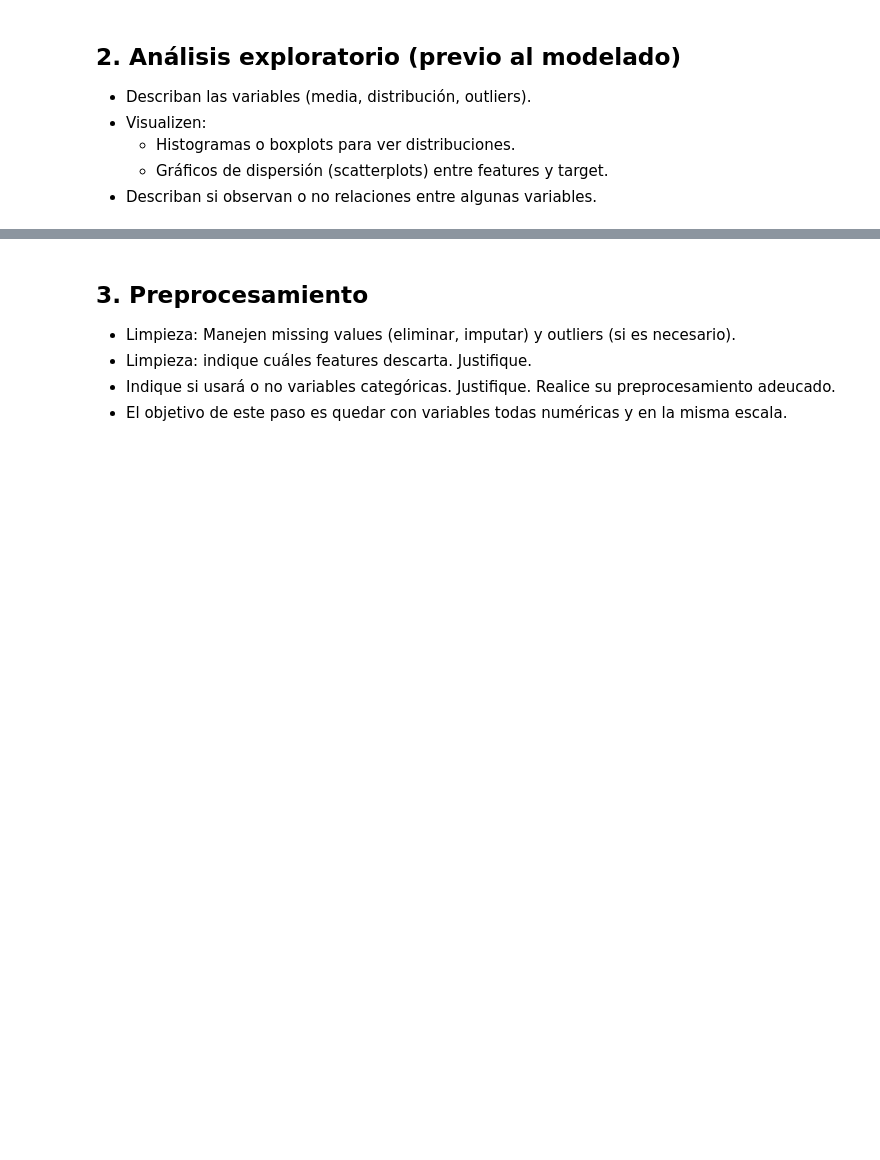
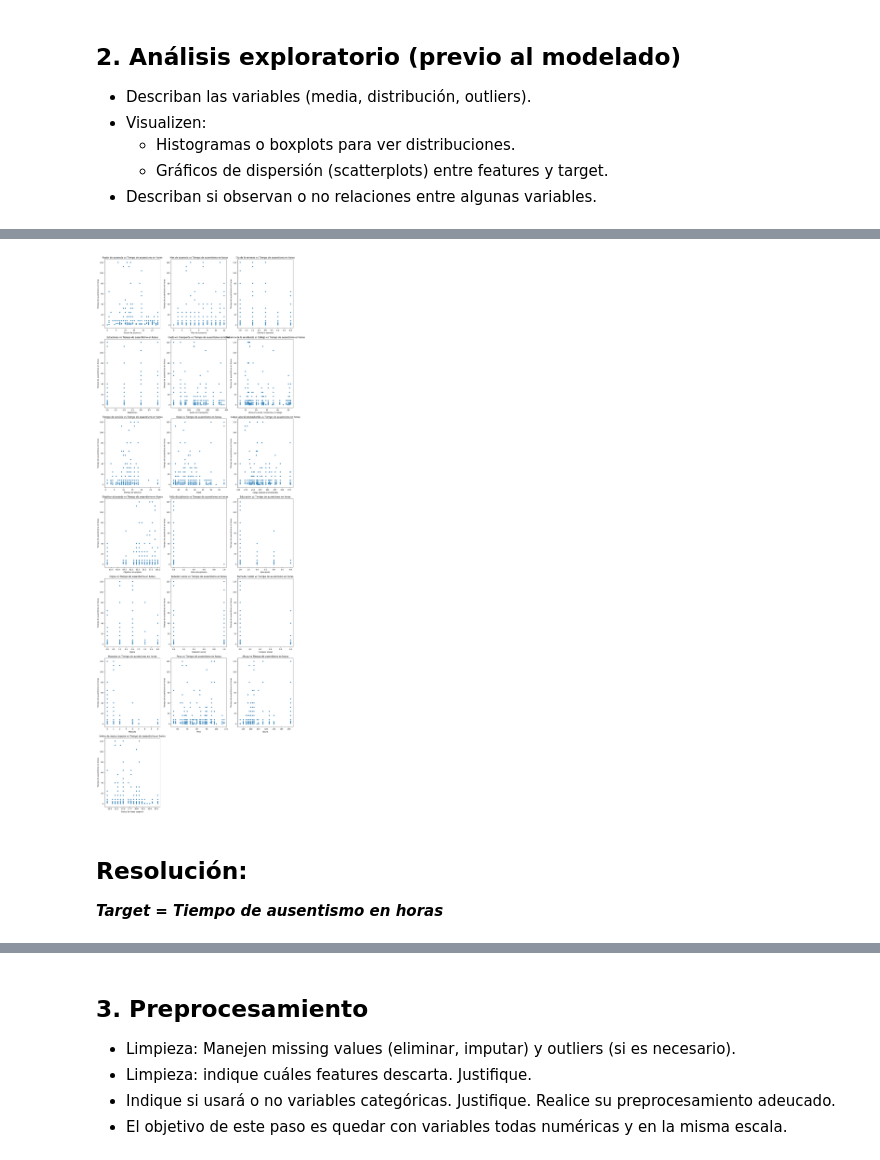
Before and after one commit to Bustagar/APRENDIZAJE-AUTOMATICO-1, a Jupyter notebook: TP2_AA1_aprendizaje_no_supervisado(Resuelto).ipynb, the cells around one changed output, grey strips where cells are left out. Cells and saved outputs as stored; diff of their text form; code cells hidden in the pictures; blank space fills up the shorter version.

```diff
--- a/TP2_AA1_aprendizaje_no_supervisado(Resuelto).ipynb
+++ b/TP2_AA1_aprendizaje_no_supervisado(Resuelto).ipynb
@@ -61,0 +187,33 @@
+# %%
+# Definir las features y el target
+features = df.drop(columns=["Tiempo de ausentismo en horas", "Id"])
+target = "Tiempo de ausentismo en horas"
+# %%
+# Contar la cantidad de características a graficar
+num_features = len(features)  # 19 características
+num_cols = 3  # Número de columnas fijo
+num_rows = -(-num_features // num_cols)  # Calcula las filas necesarias (redondeo hacia arriba)
+
+# Crear la figura con subgráficos ajustados
+fig, axes = plt.subplots(nrows=num_rows, ncols=num_cols, figsize=(15, 6 * num_rows))
+
+# Asegurar que axes sea una lista para evitar errores de índice
+axes = axes.flatten()
+
+# Iterar sobre cada feature y graficarla
+for i, feature in enumerate(features):
+    sns.scatterplot(x=df[feature], y=df[target], ax=axes[i])
+    axes[i].set_title(f"{feature} vs {target}")
+
+# Ocultar subgráficos vacíos
+for j in range(i + 1, len(axes)):
+    fig.delaxes(axes[j])  # Elimina los gráficos sobrantes
+
+plt.tight_layout()
+plt.show()
+# %% [output]
+[figure, added]
+# %% [markdown]
+## Resolución:
+
+***Target = Tiempo de ausentismo en horas***
```
Also changed, not shown: parts of 30 cells of this notebook.
